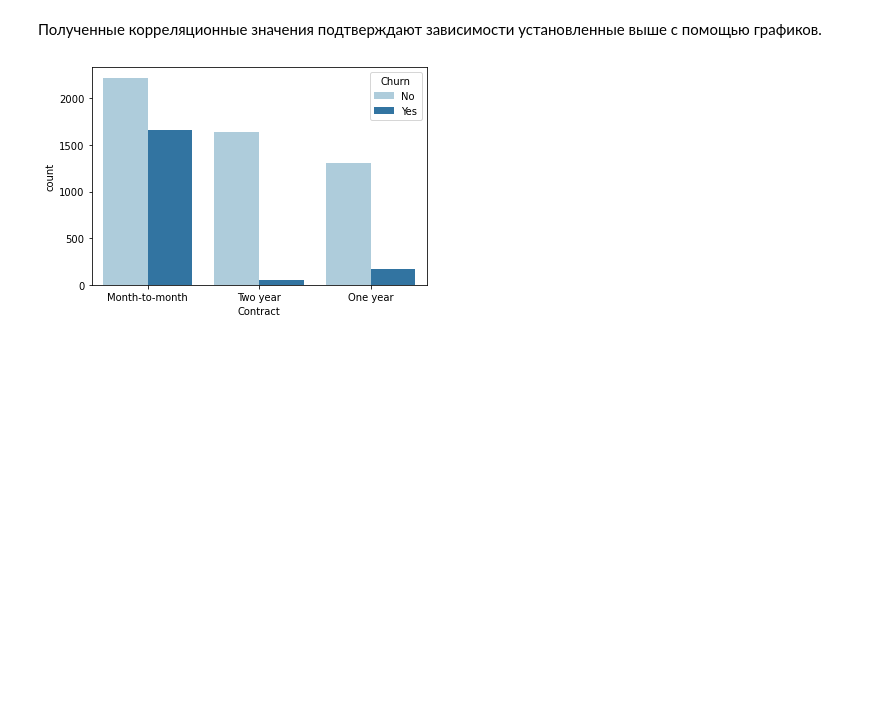
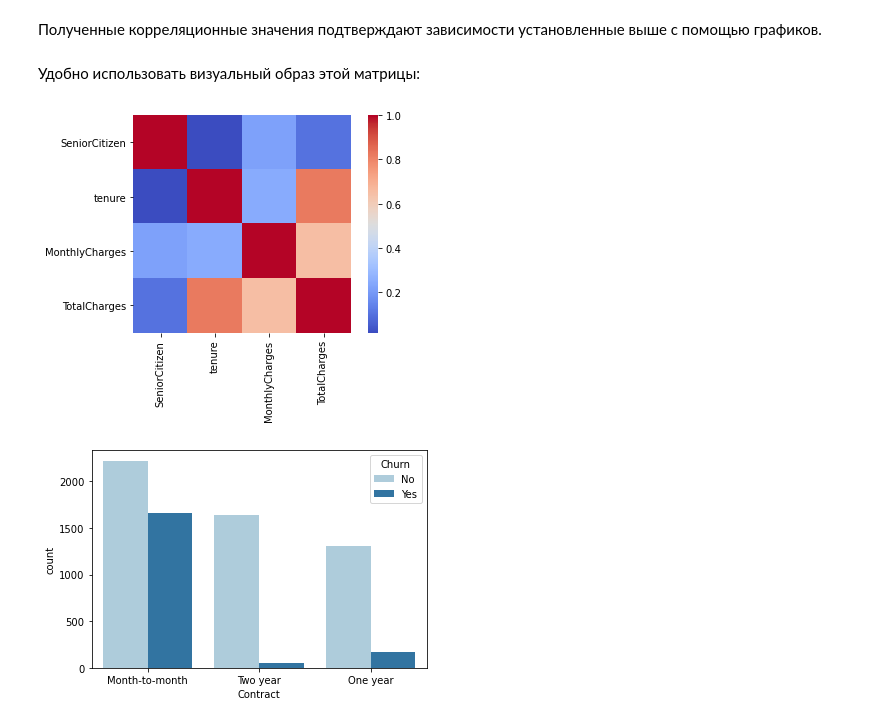
Before and after one commit to Maria-Volkova98/-, a Jupyter notebook: Homework.ipynb, the cells around one changed output. Cells and saved outputs as stored; diff of their text form; code cells hidden in the pictures; blank space fills up the shorter version.

```diff
--- a/Homework1.ipynb
+++ b/Homework.ipynb
@@ -313,6 +313,13 @@ MonthlyCharges  TotalCharges    0.651065
 dtype: float64
 # %% [markdown]
 Полученные корреляционные значения подтверждают зависимости установленные выше с помощью графиков.
+# %% [markdown]
+Удобно использовать визуальный образ этой матрицы:
+# %%
+sns.heatmap(corr_mat, square=True, cmap='coolwarm')
+pass
+# %% [output]
+[figure, added]
 # %%
 sns.countplot(x='Contract', order=data['Contract'].value_counts().index, hue='Churn',palette = sns.color_palette("Paired"), data=data)
 pass
```
Also changed, not shown: parts of 59 cells of this notebook, 1 other file.
